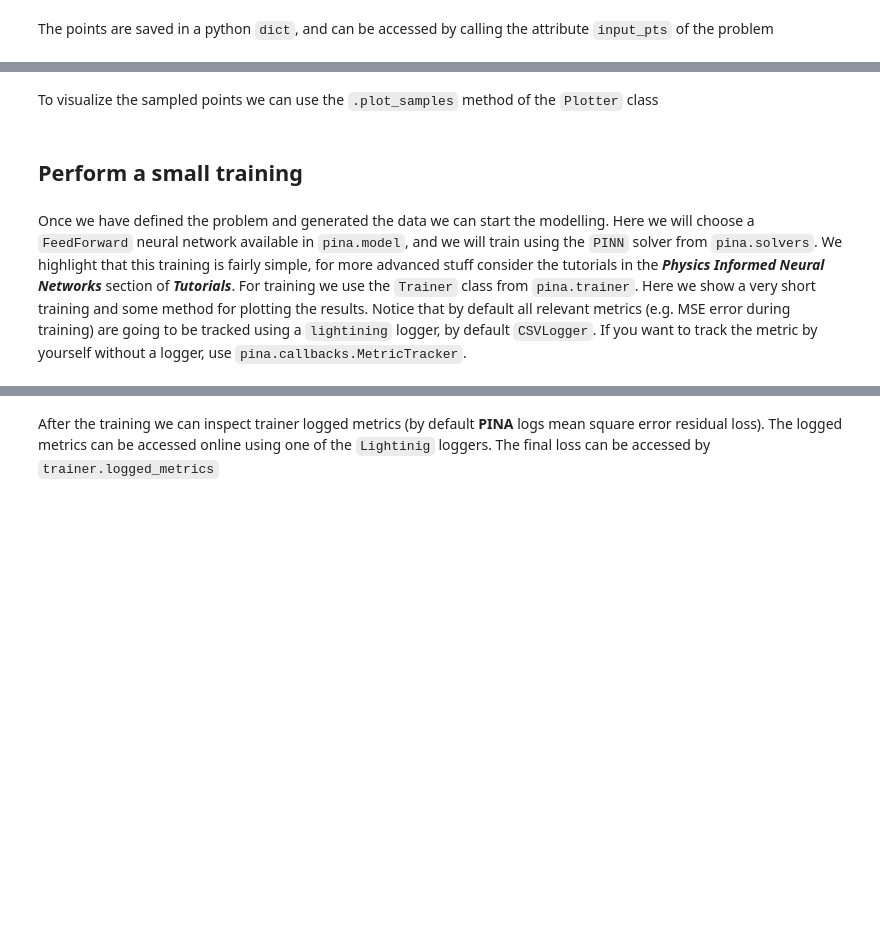
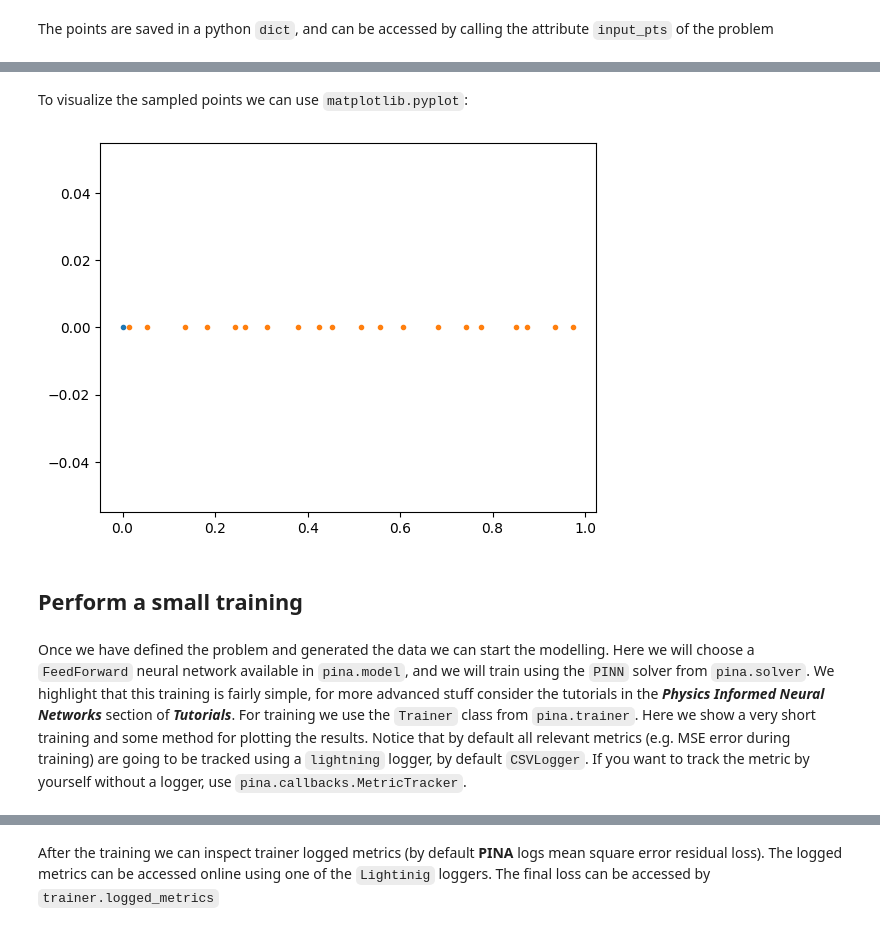
Before and after one commit to PINA-org/PINA-Tutorials, a Jupyter notebook: tutorial1/tutorial.ipynb, the cells around one changed output, grey strips where cells are left out. Cells and saved outputs as stored; diff of their text form; code cells hidden in the pictures; blank space fills up the shorter version.

Commit message:
Add plot in tutorials 1,3,4,9

```diff
--- a/tutorial1/tutorial.ipynb
+++ b/tutorial1/tutorial.ipynb
@@ -176,3 +174,3 @@ Input points: {'x0': LabelTensor([[0.],
 Input points labels: ['x']
 # %% [markdown]
-To visualize the sampled points we can use the `.plot_samples` method of the `Plotter` class
+To visualize the sampled points we can use `matplotlib.pyplot`:
@@ -184,6 +177,17 @@ To visualize the sampled points we can use the `.plot_samples` method of the `Pl
+# %%
+import matplotlib.pyplot as plt
+variables=problem.spatial_variables
+fig = plt.figure()
+proj = "3d" if len(variables) == 3 else None
+ax = fig.add_subplot(projection=proj)
+for location in problem.input_pts:
+    coords = problem.input_pts[location].extract(variables).T.detach()
+    ax.plot(coords.flatten(),torch.zeros(coords.flatten().shape),".",label=location)
+# %% [output]
+[figure, added]
 # %% [markdown]
 ## Perform a small training
 # %% [markdown]
-Once we have defined the problem and generated the data we can start the modelling. Here we will choose a `FeedForward` neural network available in `pina.model`, and we will train using the `PINN` solver from `pina.solvers`. We highlight that this training is fairly simple, for more advanced stuff consider the tutorials in the ***Physics Informed Neural Networks*** section of ***Tutorials***. For training we use the `Trainer` class from `pina.trainer`. Here we show a very short training and some method for plotting the results. Notice that by default all relevant metrics (e.g. MSE error during training) are going to be tracked using a `lightining` logger, by default `CSVLogger`. If you want to track the metric by yourself without a logger, use `pina.callbacks.MetricTracker`.
+Once we have defined the problem and generated the data we can start the modelling. Here we will choose a `FeedForward` neural network available in `pina.model`, and we will train using the `PINN` solver from `pina.solver`. We highlight that this training is fairly simple, for more advanced stuff consider the tutorials in the ***Physics Informed Neural Networks*** section of ***Tutorials***. For training we use the `Trainer` class from `pina.trainer`. Here we show a very short training and some method for plotting the results. Notice that by default all relevant metrics (e.g. MSE error during training) are going to be tracked using a `lightning` logger, by default `CSVLogger`. If you want to track the metric by yourself without a logger, use `pina.callbacks.MetricTracker`.
 # %%
 from pina import Trainer
```
Also changed, not shown: parts of 10 cells of this notebook, 7 other files.
